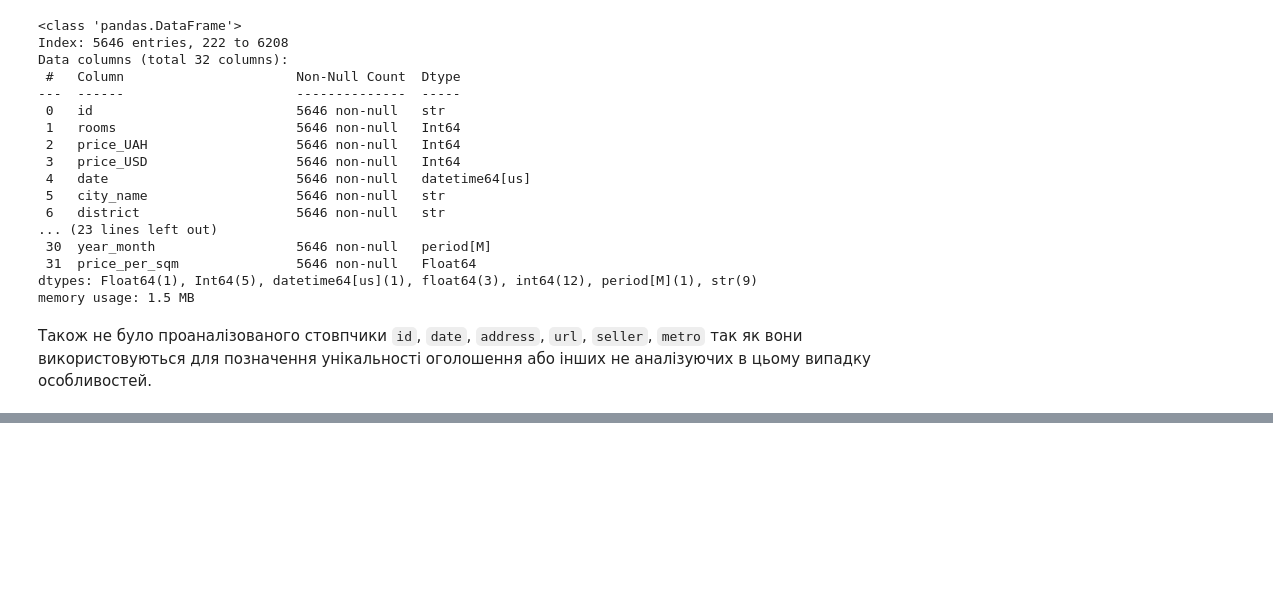
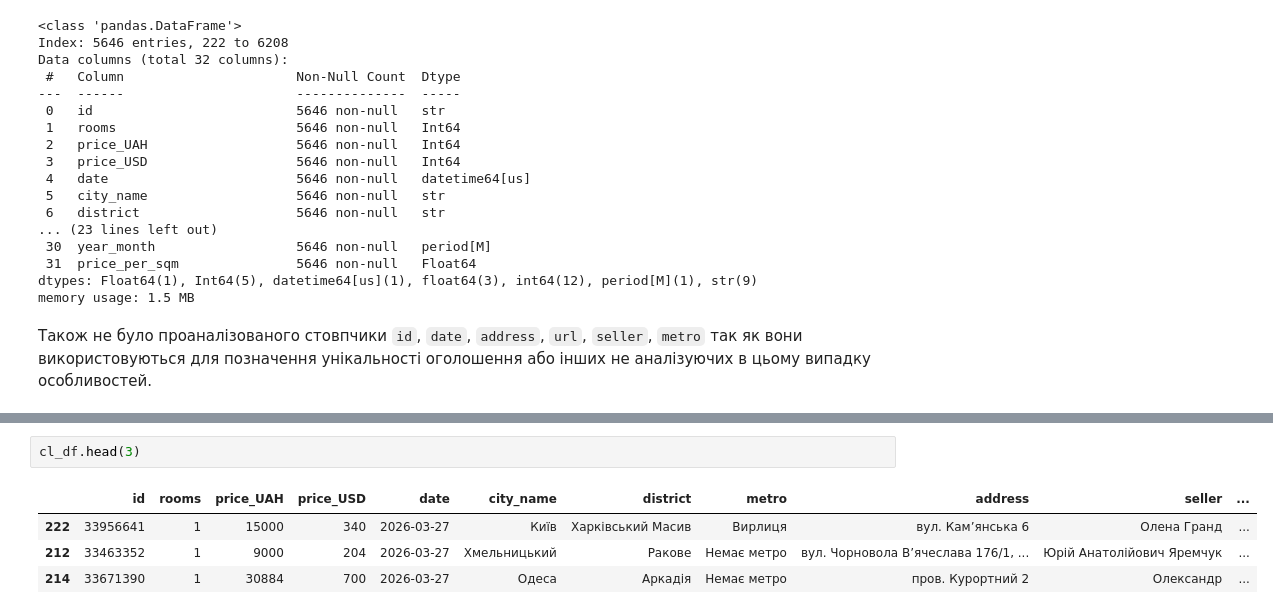
Before and after one commit to kon7drat-illia/Residential-Rental-Market-Analysis, a Jupyter notebook: notebook.ipynb, the cells around one changed output, grey strips where cells are left out. Drawn from its saved outputs; the diff is of its cells as text; blank space fills up the shorter version.

```diff
--- a/notebook.ipynb
+++ b/notebook.ipynb
@@ -951,0 +1016,7 @@ cl_df[cl_df['id'] == 33178598]
+# %%
+cl_df.head(3)
+# %% [output]
+|  | id | rooms | price_UAH | price_USD | date | city_name | district | metro | address | seller | ... |
+| 222 | 33956641 | 1 | 15000 | 340 | 2026-03-27 | Київ | Харківський Масив | Вирлиця | вул. Кам’янська 6 | Олена Гранд | ... |
+| 212 | 33463352 | 1 | 9000 | 204 | 2026-03-27 | Хмельницький | Ракове | Немає метро | вул. Чорновола В’ячеслава 176/1, ... | Юрій Анатолійович Яремчук | ... |
+| 214 | 33671390 | 1 | 30884 | 700 | 2026-03-27 | Одеса | Аркадія | Немає метро | пров. Курортний 2 | Олександр | ... |
```
Also changed, not shown: parts of 6 cells of this notebook, 2 other files.
